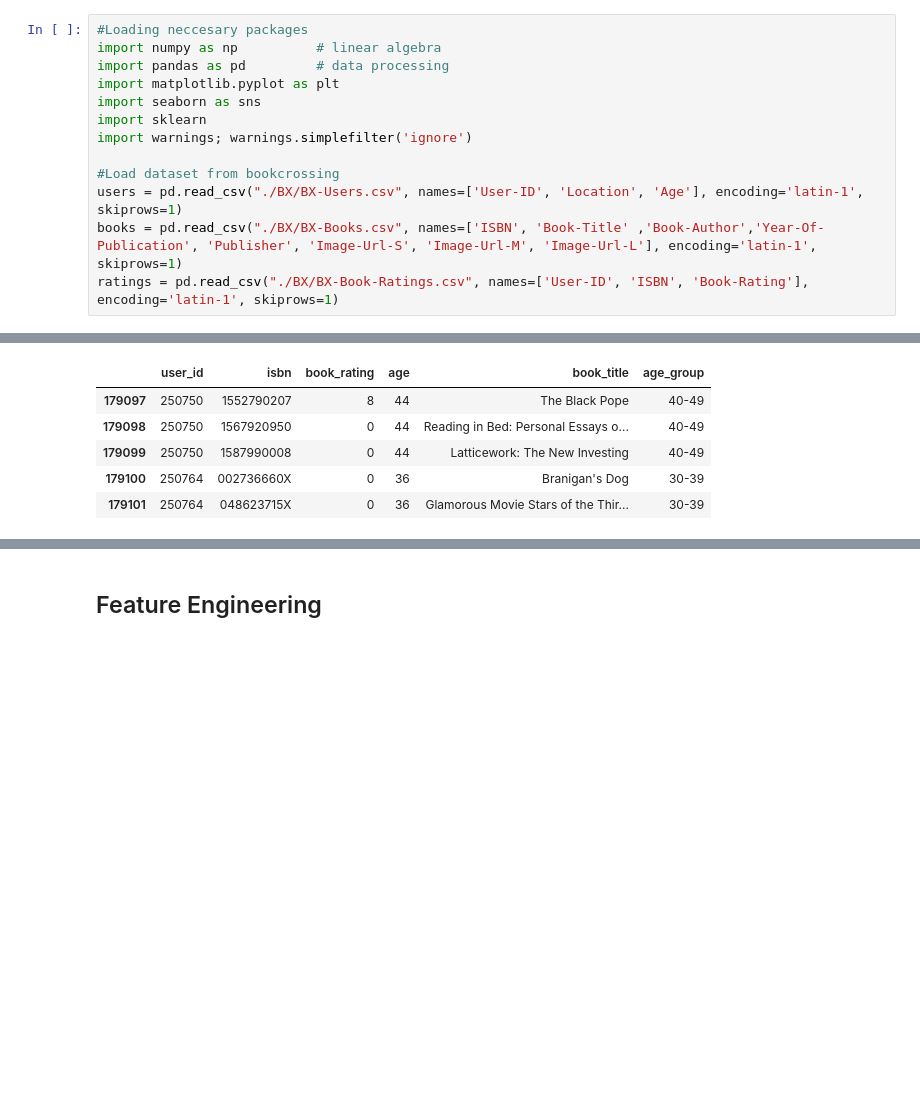
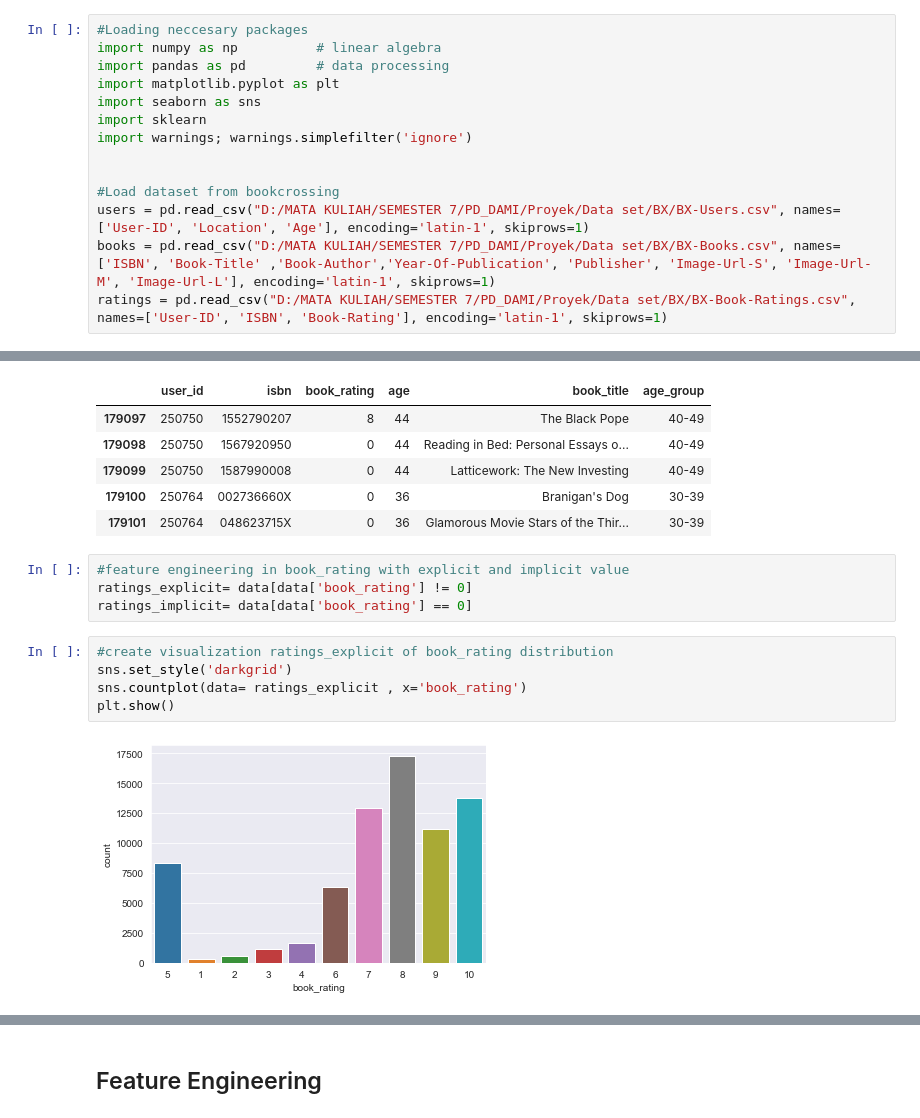
Before and after one commit to evifannybadiz13/market-basket-analysis-in-book-recommendation-based-on-age, a Jupyter notebook: Market Basket Analysis in Book Recommendation Recommendation Based on Age_Evaluation.ipynb, the cells around one changed output, grey strips where cells are left out. Cells and saved outputs as stored; diff of their text form; blank space fills up the shorter version.

```diff
--- a/Market Basket Analysis in Book Recommendation Recommendation Based on Age_Evaluation.ipynb
+++ b/Market Basket Analysis in Book Recommendation Recommendation Based on Age_Evaluation.ipynb
@@ -14,10 +14,11 @@ import seaborn as sns
 import sklearn
 import warnings; warnings.simplefilter('ignore')
 
+
 #Load dataset from bookcrossing
-users = pd.read_csv("./BX/BX-Users.csv", names=['User-ID', 'Location', 'Age'], encoding='latin-1', skiprows=1)
-books = pd.read_csv("./BX/BX-Books.csv", names=['ISBN', 'Book-Title' ,'Book-Author','Year-Of-Publication', 'Publisher', 'Image-Url-S', 'Image-Url-M', 'Image-Url-L'], encoding='latin-1', skiprows=1)
-ratings = pd.read_csv("./BX/BX-Book-Ratings.csv", names=['User-ID', 'ISBN', 'Book-Rating'], encoding='latin-1', skiprows=1)
+users = pd.read_csv("D:/MATA KULIAH/SEMESTER 7/PD_DAMI/Proyek/Data set/BX/BX-Users.csv", names=['User-ID', 'Location', 'Age'], encoding='latin-1', skiprows=1)
+books = pd.read_csv("D:/MATA KULIAH/SEMESTER 7/PD_DAMI/Proyek/Data set/BX/BX-Books.csv", names=['ISBN', 'Book-Title' ,'Book-Author','Year-Of-Publication', 'Publisher', 'Image-Url-S', 'Image-Url-M', 'Image-Url-L'], encoding='latin-1', skiprows=1)
+ratings = pd.read_csv("D:/MATA KULIAH/SEMESTER 7/PD_DAMI/Proyek/Data set/BX/BX-Book-Ratings.csv", names=['User-ID', 'ISBN', 'Book-Rating'], encoding='latin-1', skiprows=1)
 # %%
 #Print users header
 users.head()
@@ -350,3 +351,14 @@ data.tail()
 | 179099 | 250750 | 1587990008 | 0 | 44 | Latticework: The New Investing | 40-49 |
 | 179100 | 250764 | 002736660X | 0 | 36 | Branigan's Dog | 30-39 |
 | 179101 | 250764 | 048623715X | 0 | 36 | Glamorous Movie Stars of the Thir... | 30-39 |
+# %%
+#feature engineering in book_rating with explicit and implicit value
+ratings_explicit= data[data['book_rating'] != 0]
+ratings_implicit= data[data['book_rating'] == 0]
+# %%
+#create visualization ratings_explicit of book_rating distribution
+sns.set_style('darkgrid')
+sns.countplot(data= ratings_explicit , x='book_rating')
+plt.show()
+# %% [output]
+[figure, added]
```
Also changed, not shown: parts of 25 cells of this notebook.
